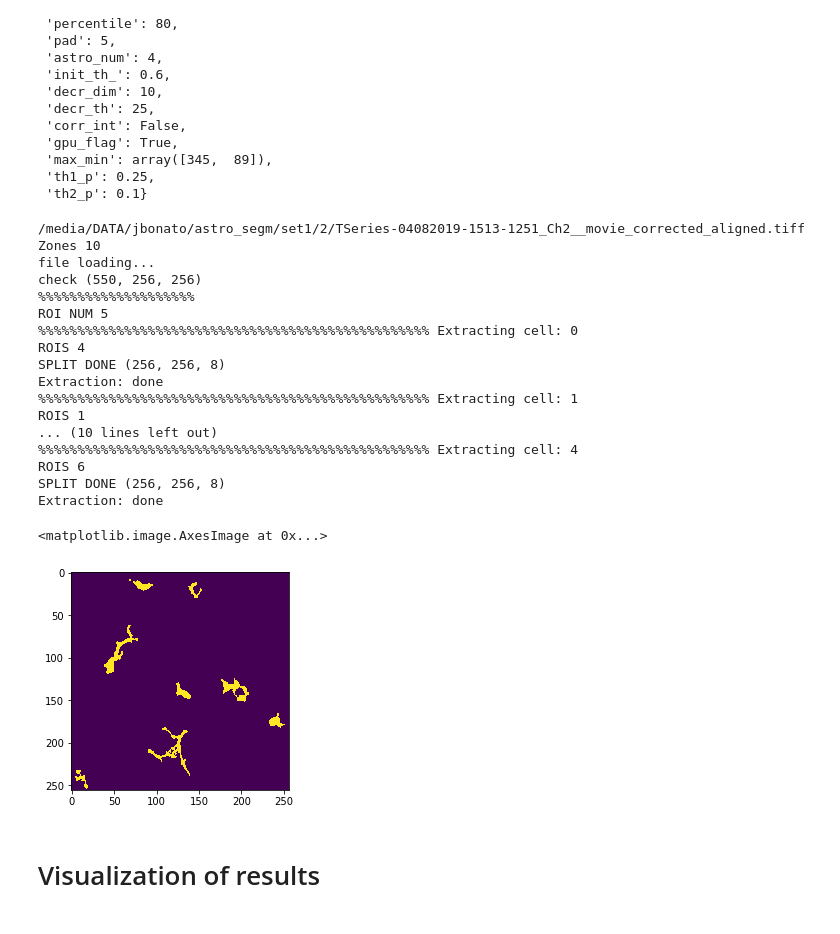
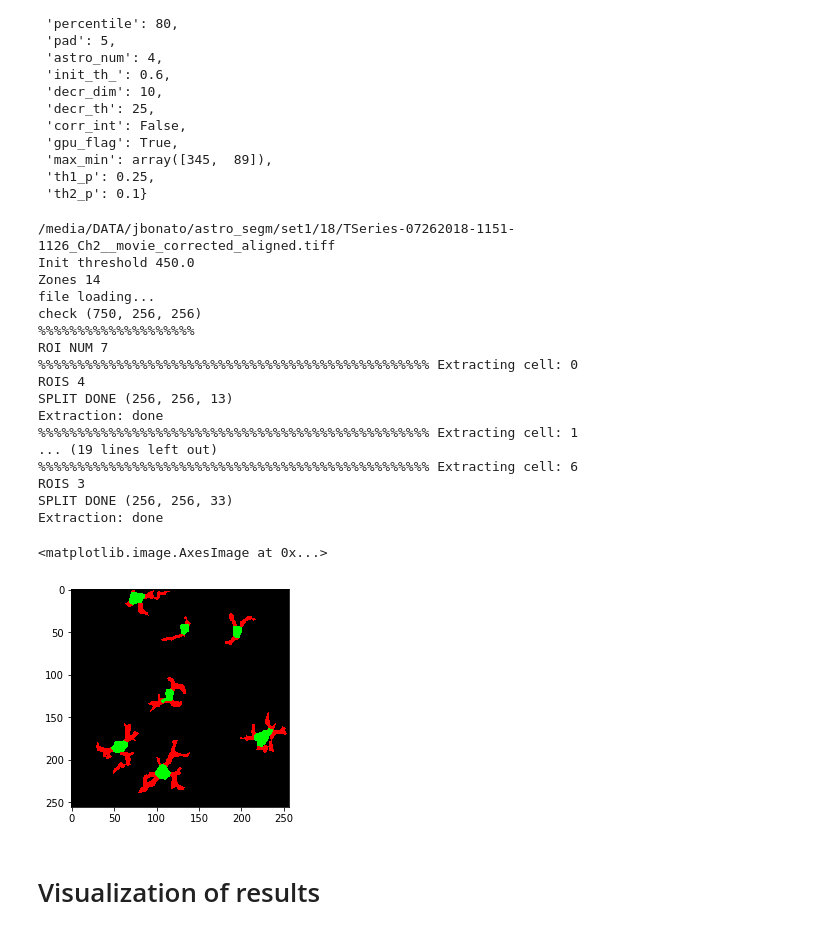
Before and after one commit to jbonato1/ASTRA, a Jupyter notebook: notebook/Inference_Pipeline.ipynb, the cells around one changed output. Saved outputs shown, nothing was run; the diff lists cells and outputs as text; code cells hidden in the pictures.

```diff
--- a/notebook/Inference_Pipeline.ipynb
+++ b/notebook/Inference_Pipeline.ipynb
@@ -71,7 +71,7 @@ motion_corr=True
 N=256
 M=256
 
-fov_list = [2]
+fov_list = [18]
 fov_DNN_weights_folder = root_folder+'/weights/dense_up'
 set_dir=root_folder+'/set1/'
 # %%
@@ -284,28 +284,28 @@ for jj in fov_list:
     #### save dict
     pickle.dump(dict_im, open( "inference_ex.pkl", "wb" ) )
 # %% [output]
-/media/DATA/jbonato/astro_segm/set1/2/TSeries-04082019-1513-1251_Ch2__movie_corrected_aligned.tiff
-Zones 10
+/media/DATA/jbonato/astro_segm/set1/18/TSeries-07262018-1151-1126_Ch2__movie_corrected_aligned.tiff
+Init threshold 450.0
+Zones 14
 file loading...
-check (550, 256, 256)
+check (750, 256, 256)
 %%%%%%%%%%%%%%%%%%%%
-ROI NUM 5
+ROI NUM 7
 %%%%%%%%%%%%%%%%%%%%%%%%%%%%%%%%%%%%%%%%%%%%%%%%%% Extracting cell: 0
 ROIS 4
-SPLIT DONE (256, 256, 8)
+SPLIT DONE (256, 256, 13)
 Extraction: done
 %%%%%%%%%%%%%%%%%%%%%%%%%%%%%%%%%%%%%%%%%%%%%%%%%% Extracting cell: 1
-ROIS 1
-... (10 lines left out)
-%%%%%%%%%%%%%%%%%%%%%%%%%%%%%%%%%%%%%%%%%%%%%%%%%% Extracting cell: 4
-ROIS 6
-SPLIT DONE (256, 256, 8)
+... (19 lines left out)
+%%%%%%%%%%%%%%%%%%%%%%%%%%%%%%%%%%%%%%%%%%%%%%%%%% Extracting cell: 6
+ROIS 3
+SPLIT DONE (256, 256, 33)
 Extraction: done
 # %%
-plt.imshow(mask)
+plt.imshow(Res_1)
 # %% [output]
 <matplotlib.image.AxesImage at 0x...>
-[figure, old version]
+[figure, new version]
 # %% [markdown]
 # Visualization of results
 # %%
```
Also changed, not shown: 3 other files.
